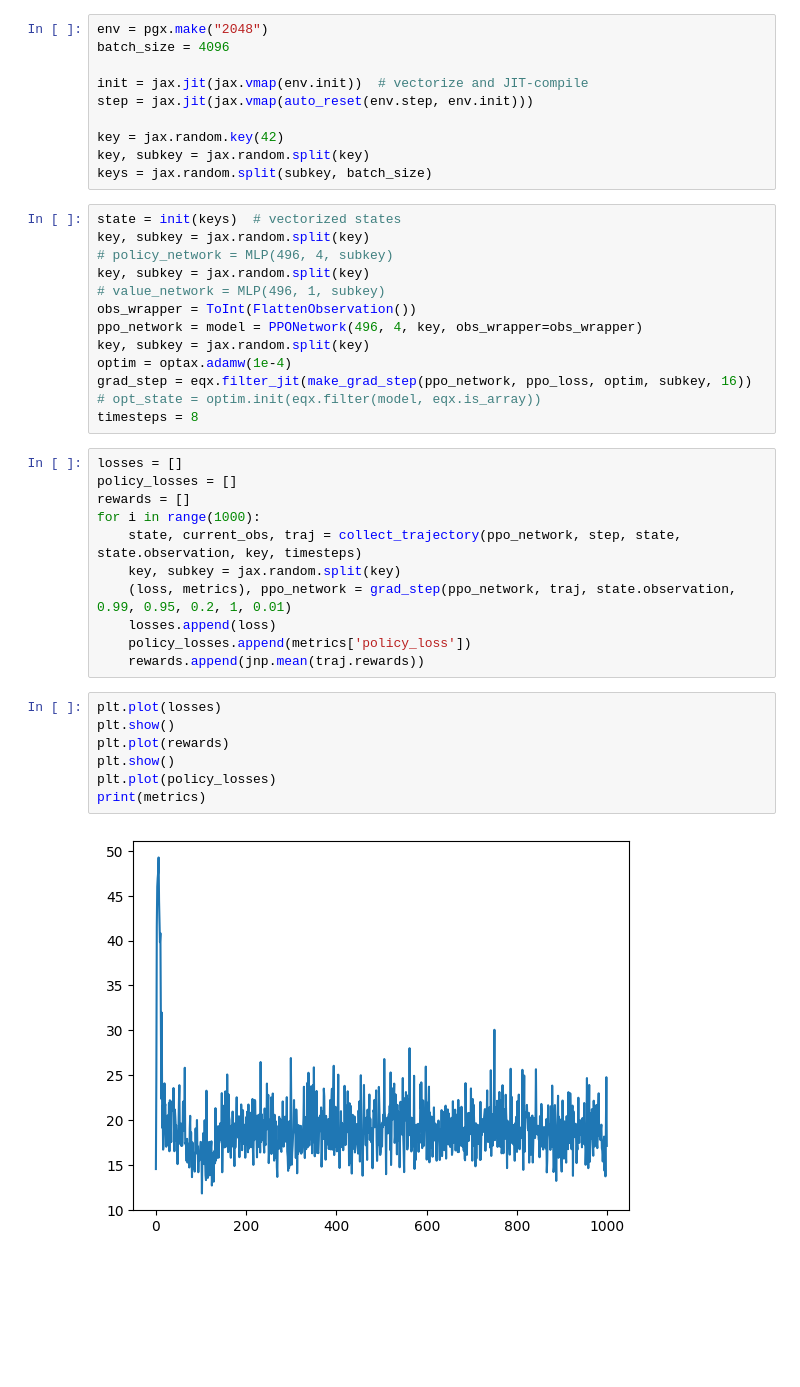
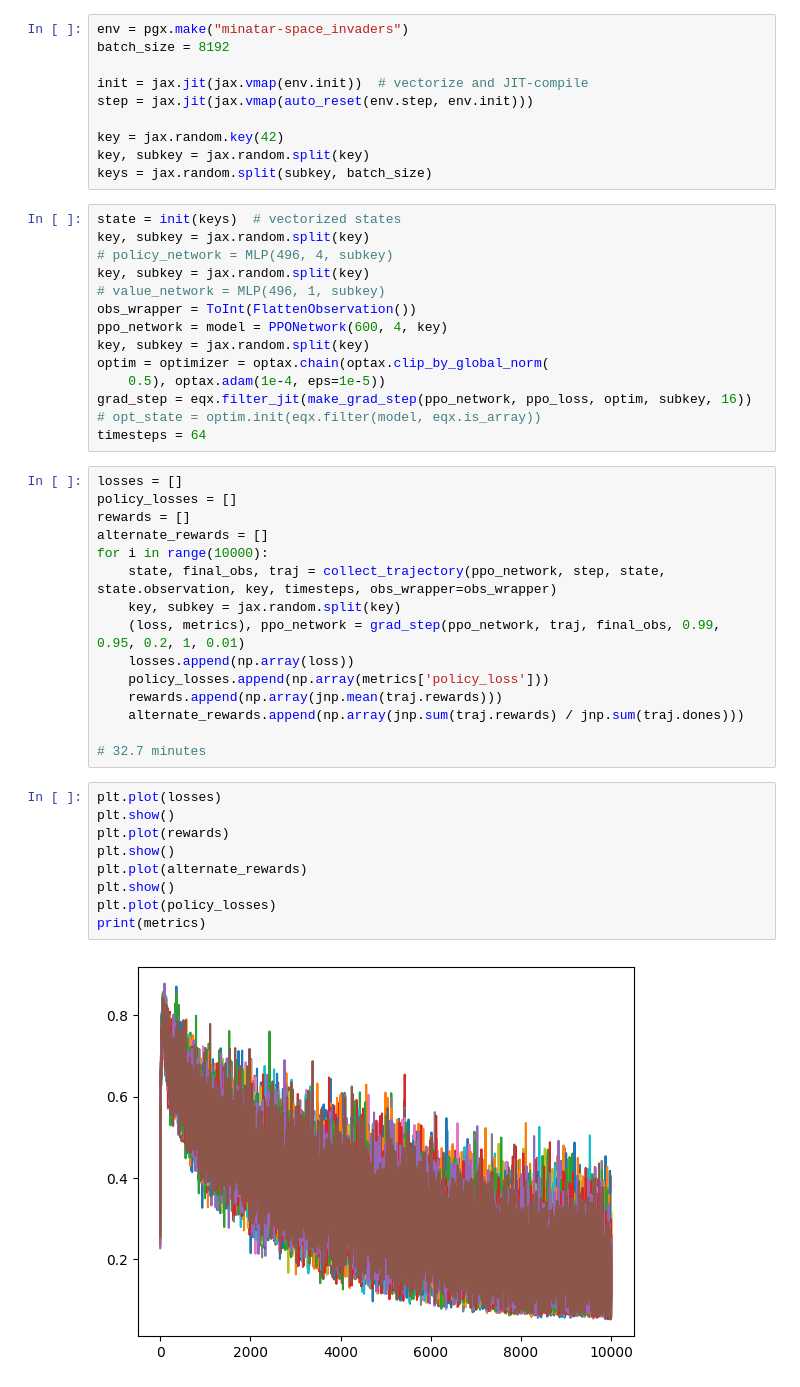
Before and after one commit to antony-zhao/RLTesting, a Jupyter notebook: test.ipynb, the cells around one changed output. Saved outputs shown, nothing was run; the diff lists cells and outputs as text; blank space fills up the shorter version.

```diff
--- a/test.ipynb
+++ b/test.ipynb
@@ -11,8 +12,8 @@ from matplotlib import pyplot as plt
 The autoreload extension is already loaded. To reload it, use:
   %reload_ext autoreload
 # %%
-env = pgx.make("2048")
-batch_size = 4096
+env = pgx.make("minatar-space_invaders")
+batch_size = 8192
 
 init = jax.jit(jax.vmap(env.init))  # vectorize and JIT-compile
 step = jax.jit(jax.vmap(auto_reset(env.step, env.init)))
@@ -27,29 +28,36 @@ key, subkey = jax.random.split(key)
 key, subkey = jax.random.split(key)
 # value_network = MLP(496, 1, subkey)
 obs_wrapper = ToInt(FlattenObservation())
-ppo_network = model = PPONetwork(496, 4, key, obs_wrapper=obs_wrapper)
+ppo_network = model = PPONetwork(600, 4, key)
 key, subkey = jax.random.split(key)
-optim = optax.adamw(1e-4)
+optim = optimizer = optax.chain(optax.clip_by_global_norm(
+    0.5), optax.adam(1e-4, eps=1e-5))
 grad_step = eqx.filter_jit(make_grad_step(ppo_network, ppo_loss, optim, subkey, 16))
 # opt_state = optim.init(eqx.filter(model, eqx.is_array))
-timesteps = 8
+timesteps = 64
 # %%
 losses = []
 policy_losses = []
 rewards = []
-for i in range(1000):
-    state, current_obs, traj = collect_trajectory(ppo_network, step, state, state.observation, key, timesteps)
+alternate_rewards = []
+for i in range(10000):
+    state, final_obs, traj = collect_trajectory(ppo_network, step, state, state.observation, key, timesteps, obs_wrapper=obs_wrapper)
     key, subkey = jax.random.split(key)
-    (loss, metrics), ppo_network = grad_step(ppo_network, traj, state.observation, 0.99, 0.95, 0.2, 1, 0.01)
-    losses.append(loss)
-    policy_losses.append(metrics['policy_loss'])
-    rewards.append(jnp.mean(traj.rewards))
+    (loss, metrics), ppo_network = grad_step(ppo_network, traj, final_obs, 0.99, 0.95, 0.2, 1, 0.01)
+    losses.append(np.array(loss))
+    policy_losses.append(np.array(metrics['policy_loss']))
+    rewards.append(np.array(jnp.mean(traj.rewards)))
+    alternate_rewards.append(np.array(jnp.sum(traj.rewards) / jnp.sum(traj.dones)))
+
+# 32.7 minutes
 # %%
 plt.plot(losses)
 plt.show()
 plt.plot(rewards)
 plt.show()
+plt.plot(alternate_rewards)
+plt.show()
 plt.plot(policy_losses)
 print(metrics)
 # %% [output]
-[figure, old version]
+[figure, new version]
```
Also changed, not shown: parts of 4 cells of this notebook, 2 other files.
